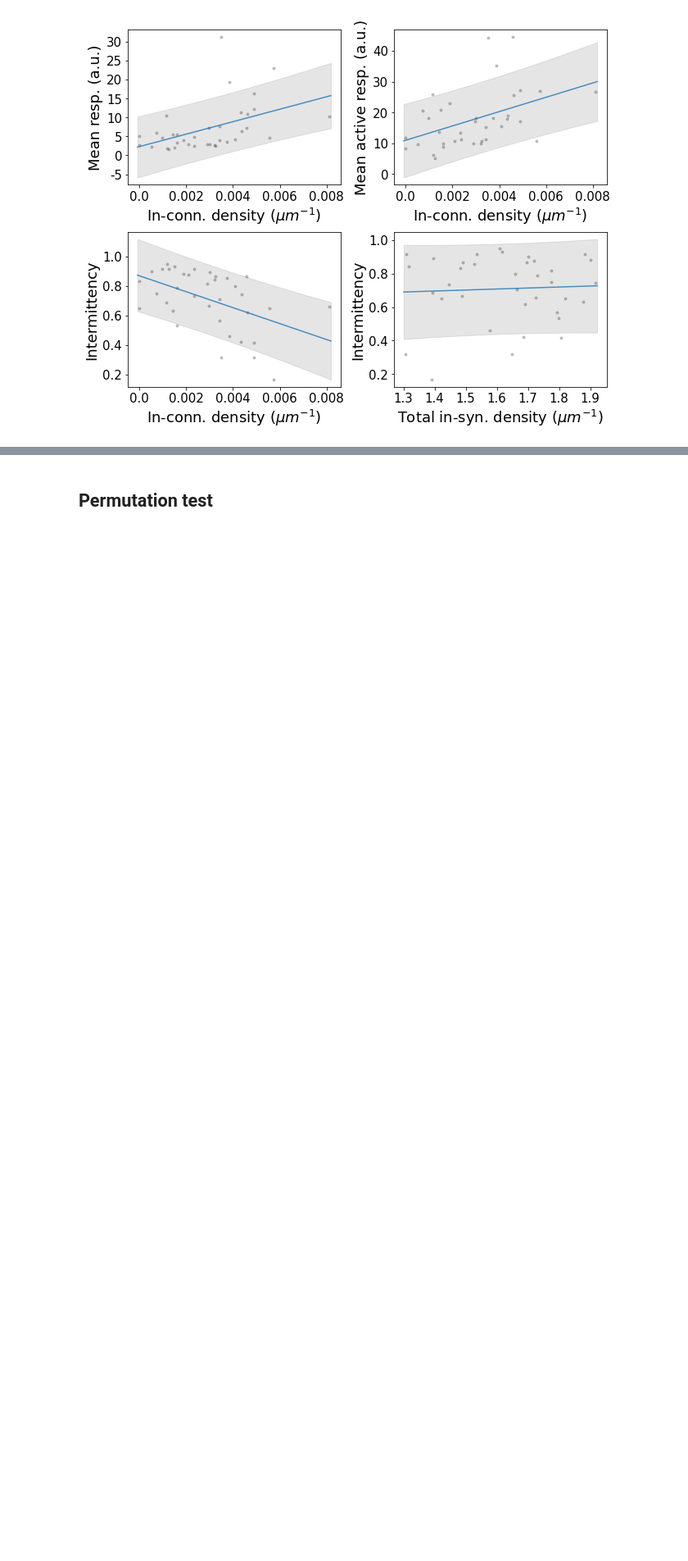
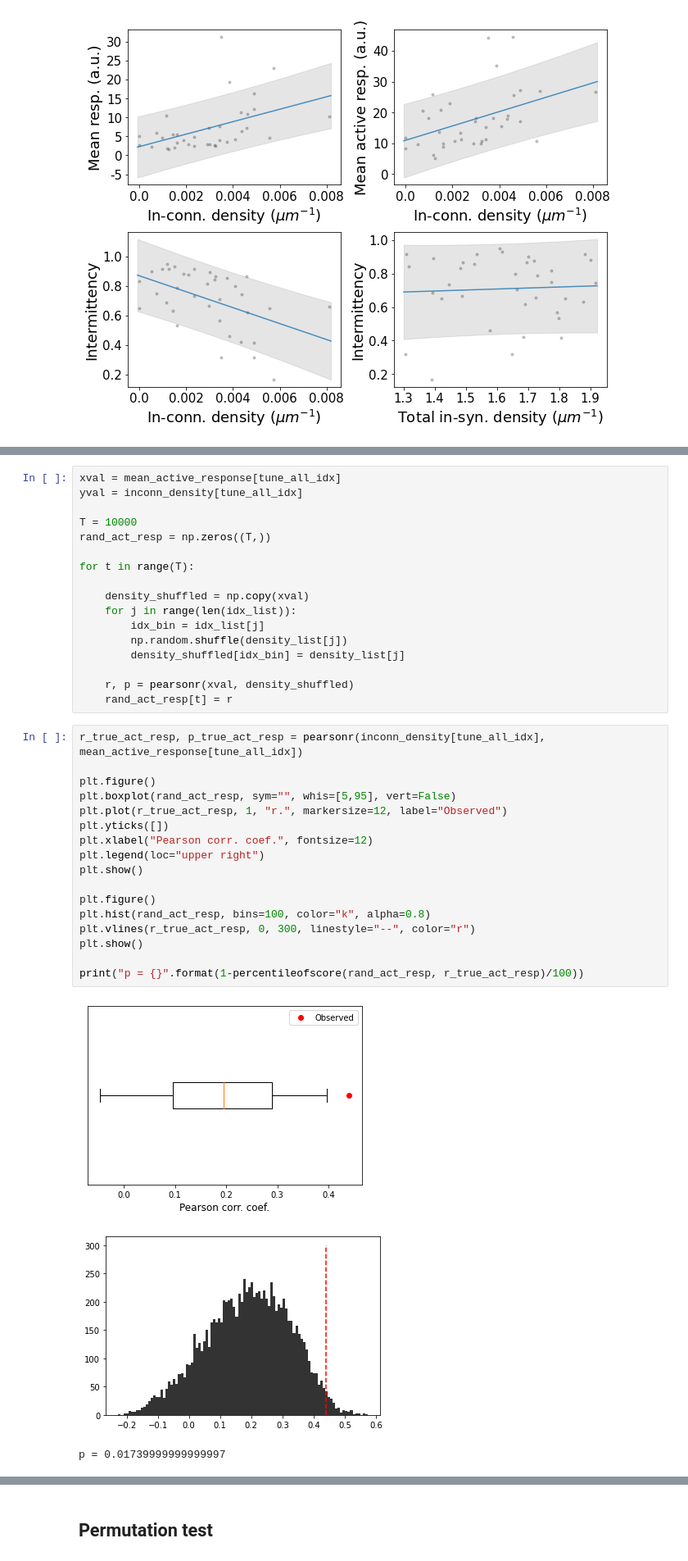
Before and after one commit to AllenInstitute/MicronsBinder, a Jupyter notebook: notebooks/multiscale/function/intermittency_analysis_Figure6.ipynb, the cells around one changed output, grey strips where cells are left out. Shown at 82% size. Saved outputs shown, nothing was run; the diff lists cells and outputs as text; blank space fills up the shorter version.

```diff
--- a/notebooks/multiscale/function/intermittency_analysis.ipynb
+++ b/notebooks/multiscale/function/intermittency_analysis_Figure6.ipynb
@@ -641,0 +747,38 @@ plt.show()
+# %%
+xval = mean_active_response[tune_all_idx]
+yval = inconn_density[tune_all_idx]
+
+T = 10000
+rand_act_resp = np.zeros((T,))
+
+for t in range(T):
+
+    density_shuffled = np.copy(xval)
+    for j in range(len(idx_list)):
+        idx_bin = idx_list[j]
+        np.random.shuffle(density_list[j])
+        density_shuffled[idx_bin] = density_list[j]
+
+    r, p = pearsonr(xval, density_shuffled)
+    rand_act_resp[t] = r
+# %%
+r_true_act_resp, p_true_act_resp = pearsonr(inconn_density[tune_all_idx], mean_active_response[tune_all_idx])
+
+plt.figure()
+plt.boxplot(rand_act_resp, sym="", whis=[5,95], vert=False)
+plt.plot(r_true_act_resp, 1, "r.", markersize=12, label="Observed")
+plt.yticks([])
+plt.xlabel("Pearson corr. coef.", fontsize=12)
+plt.legend(loc="upper right")
+plt.show()
+
+plt.figure()
+plt.hist(rand_act_resp, bins=100, color="k", alpha=0.8)
+plt.vlines(r_true_act_resp, 0, 300, linestyle="--", color="r")
+plt.show()
+
+print("p = {}".format(1-percentileofscore(rand_act_resp, r_true_act_resp)/100))
+# %% [output]
+[figure, added]
+[figure, added]
+p = 0.01739999999999997
```
Also changed, not shown: parts of 15 cells of this notebook, 1 other file.
